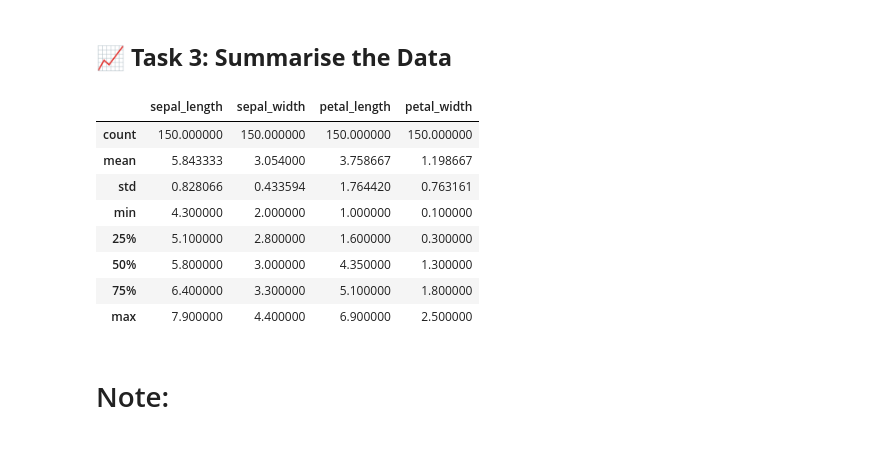
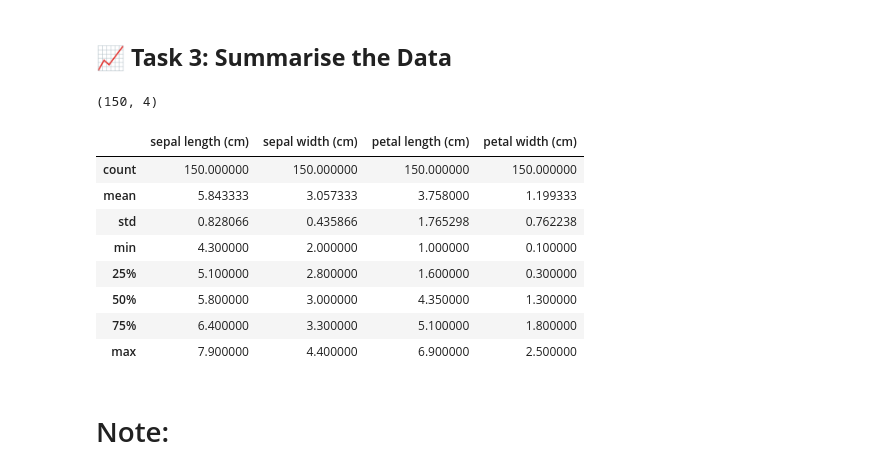
Before and after one commit to marianemcgrath/principles_of_da, a Jupyter notebook: tasks.ipynb, the cells around one changed output. Cells and saved outputs as stored; diff of their text form; code cells hidden in the pictures.

```diff
--- a/tasks.ipynb
+++ b/tasks.ipynb
@@ -15,16 +33,8 @@ Let's get started! The function shown in the cell below loads the data from the
 # %%
-# Importing Data Frames
-import pandas as pd
-
-# Import machine Learning Library with example datasets
-import sklearn as skl
-
 # Loading the iris dataset
-load_iris = pd.read_csv("https://gist.githubusercontent.com/curran/a08a1080b88344b0c8a7/raw/0e7a9b0a5d22642a06d3d5b9bcbad9890c8ee534/iris.csv")
-
-data = skl.datasets.load_iris()
+data = datasets.load_iris()
 
 # Below we can see the data
-data
+print (data)
 # %% [output]
 {'data': array([[5.1, 3.5, 1.4, 0.2],
@@ -104,0 +67,6 @@ Target classes: ['setosa' 'versicolor' 'virginica']
+# %%
+# We'll convert to Data Frame
+df = pd.DataFrame(data.data, columns = data.feature_names)
+
+# Display first and last rows
+display(df)
@@ -114,14 +96,17 @@ The tail() (last 5 rows) does the same thing but for the end of your dataset. It
 # %% [markdown]
 ## **📈 Task 3: Summarise the Data**
 # %%
+# Now, we'll have a look at the data shape
+print (df.shape)
 
-# Here is a brief description of the dataset
-load_iris.describe()
+#Here is a brief description of the dataset
+df.describe()
 # %% [output]
+(150, 4)
-|  | sepal_length | sepal_width | petal_length | petal_width |
+|  | sepal length (cm) | sepal width (cm) | petal length (cm) | petal width (cm) |
 | count | 150.000000 | 150.000000 | 150.000000 | 150.000000 |
-| mean | 5.843333 | 3.054000 | 3.758667 | 1.198667 |
-| std | 0.828066 | 0.433594 | 1.764420 | 0.763161 |
+| mean | 5.843333 | 3.057333 | 3.758000 | 1.199333 |
+| std | 0.828066 | 0.435866 | 1.765298 | 0.762238 |
 | min | 4.300000 | 2.000000 | 1.000000 | 0.100000 |
 | 25% | 5.100000 | 2.800000 | 1.600000 | 0.300000 |
 | 50% | 5.800000 | 3.000000 | 4.350000 | 1.300000 |
```
Also changed, not shown: parts of 9 cells of this notebook.
